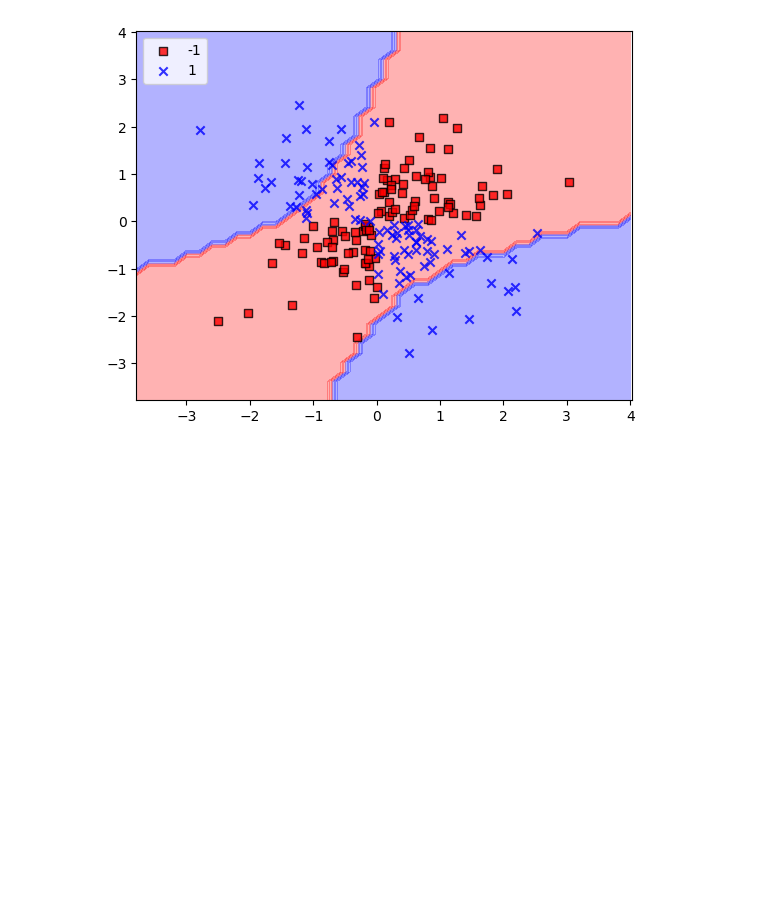
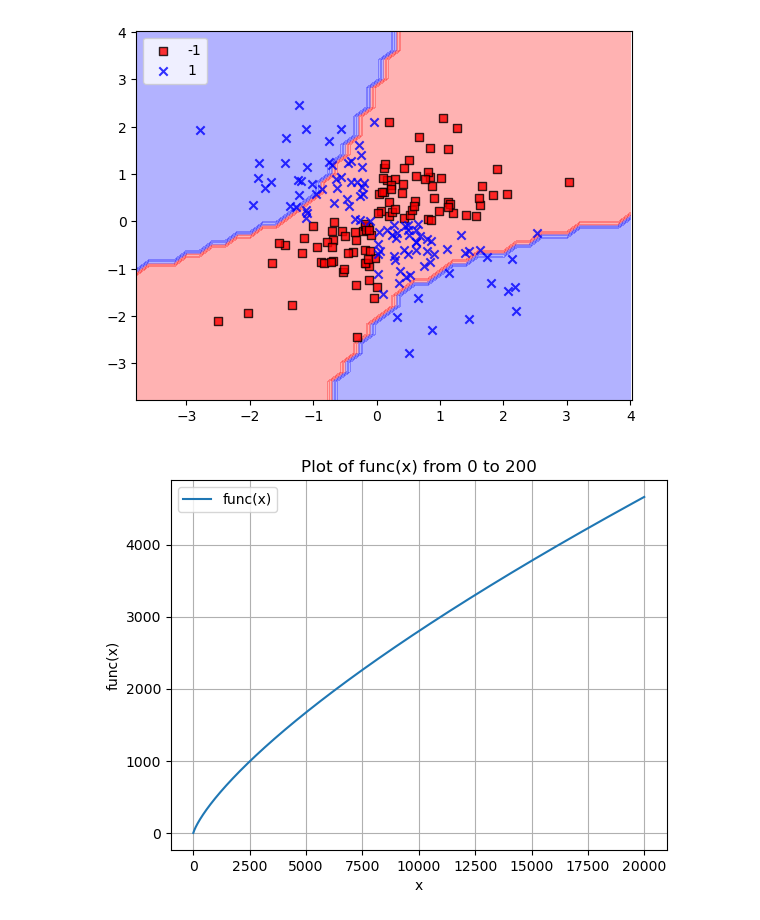
Before and after one commit to shirley430316/machine-learning, a Jupyter notebook: ch3-svm.ipynb, the cells around one changed output. Drawn from its saved outputs; the diff is of its cells as text; code cells hidden in the pictures; blank space fills up the shorter version.

```diff
--- a/ch3-svm.ipynb
+++ b/ch3-svm.ipynb
@@ -122,3 +122,33 @@ plt.show()
 # change gamma to see how it influence overfitting
 # %% [output]
 [figure]
+# %%
+import math
+
+def func(x):
+    return 2 ** (np.log(x) / np.log(3)) * np.log(x) / np.log(3)
+
+# 创建 x 的值域，从 0 到 200，步长为 1（你可以根据需要调整步长）
+x_values = np.arange(0, 20000, 1)
+
+# 计算对应的 y 值
+y_values = func(x_values)
+
+# 使用 matplotlib 绘制图像
+plt.plot(x_values, y_values, label='func(x)')
+
+# 添加标题和标签
+plt.title('Plot of func(x) from 0 to 200')
+plt.xlabel('x')
+plt.ylabel('func(x)')
+
+# 显示图例
+plt.legend()
+
+# 显示网格
+plt.grid(True)
+
+# 显示图像
+plt.show()
+# %% [output]
+[figure, added]
```
Also changed, not shown: 2 other files.
